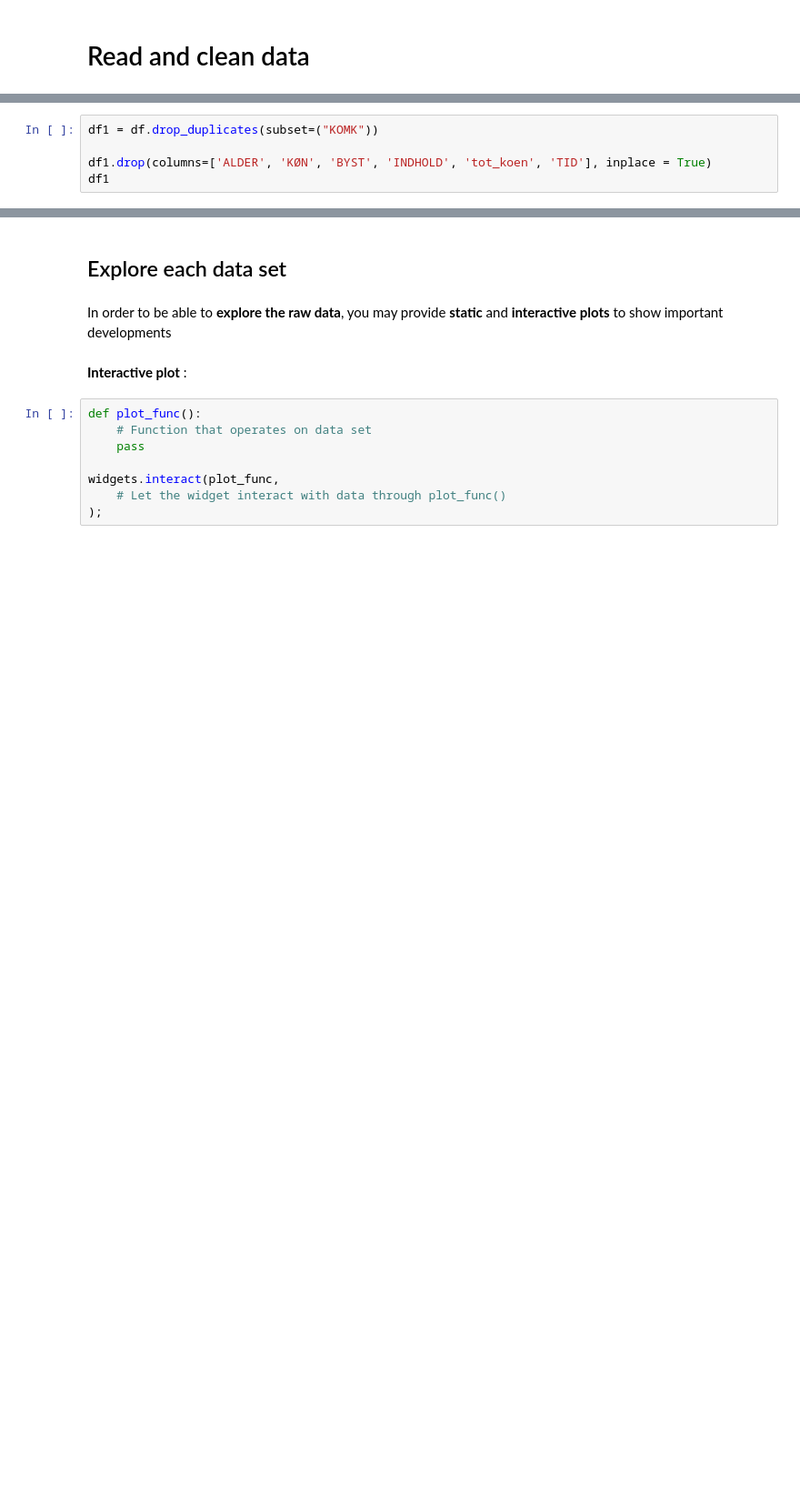
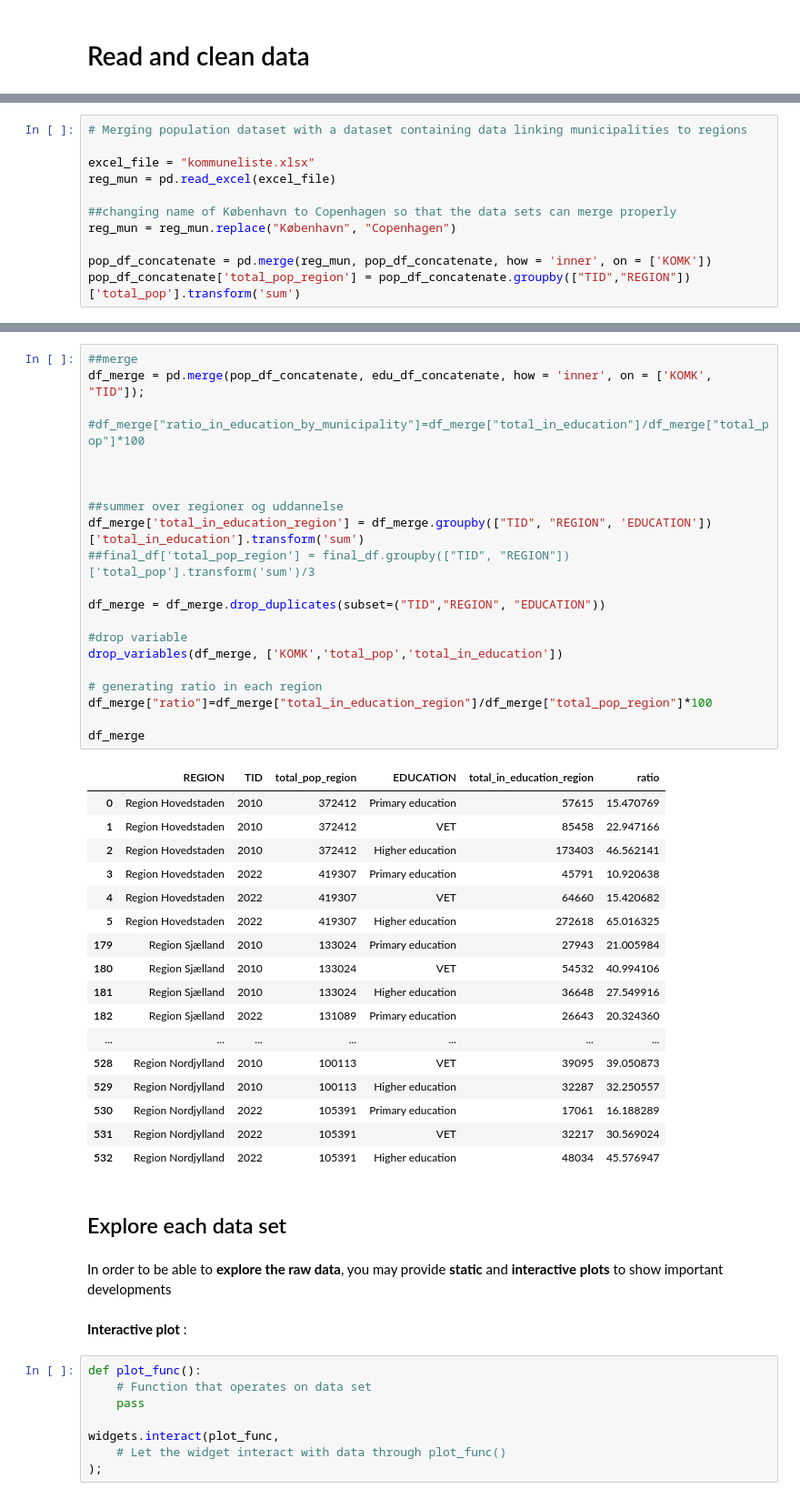
Before and after one commit to NumEconCopenhagen/projects-2023-iim, a Jupyter notebook: dataproject/dataproject.ipynb, the cells around one changed output, grey strips where cells are left out. Shown: that part at 91% size. Saved outputs shown, nothing was run; the diff lists cells and outputs as text; blank space fills up the shorter version.

```diff
--- a/dataproject/dataproject.ipynb
+++ b/dataproject/dataproject.ipynb
@@ -134,5 +40,0 @@ df
-# %%
-df1 = df.drop_duplicates(subset=("KOMK"))
-
-df1.drop(columns=['ALDER', 'KØN', 'BYST', 'INDHOLD', 'tot_koen', 'TID'], inplace = True)
-df1
@@ -222,0 +137,11 @@ df_hf2
+# %%
+# Merging population dataset with a dataset containing data linking municipalities to regions
+
+excel_file = "kommuneliste.xlsx"
+reg_mun = pd.read_excel(excel_file)
+
+##changing name of København to Copenhagen so that the data sets can merge properly
+reg_mun = reg_mun.replace("København", "Copenhagen")
+
+pop_df_concatenate = pd.merge(reg_mun, pop_df_concatenate, how = 'inner', on = ['KOMK'])
+pop_df_concatenate['total_pop_region'] = pop_df_concatenate.groupby(["TID","REGION"])['total_pop'].transform('sum')
@@ -223,3 +205,42 @@ df_hf2
+# %%
+##merge
+df_merge = pd.merge(pop_df_concatenate, edu_df_concatenate, how = 'inner', on = ['KOMK', "TID"]);
+
+#df_merge["ratio_in_education_by_municipality"]=df_merge["total_in_education"]/df_merge["total_pop"]*100
+
+
+
+##summer over regioner og uddannelse
+df_merge['total_in_education_region'] = df_merge.groupby(["TID", "REGION", 'EDUCATION'])['total_in_education'].transform('sum')
+##final_df['total_pop_region'] = final_df.groupby(["TID", "REGION"])['total_pop'].transform('sum')/3
+
+df_merge = df_merge.drop_duplicates(subset=("TID","REGION", "EDUCATION"))
+
+#drop variable
+drop_variables(df_merge, ['KOMK','total_pop','total_in_education'])
+
+# generating ratio in each region
+df_merge["ratio"]=df_merge["total_in_education_region"]/df_merge["total_pop_region"]*100
+
+df_merge
+# %% [output]
+|  | REGION | TID | total_pop_region | EDUCATION | total_in_education_region | ratio |
+| 0 | Region Hovedstaden | 2010 | 372412 | Primary education | 57615 | 15.470769 |
+| 1 | Region Hovedstaden | 2010 | 372412 | VET | 85458 | 22.947166 |
+| 2 | Region Hovedstaden | 2010 | 372412 | Higher education | 173403 | 46.562141 |
+| 3 | Region Hovedstaden | 2022 | 419307 | Primary education | 45791 | 10.920638 |
+| 4 | Region Hovedstaden | 2022 | 419307 | VET | 64660 | 15.420682 |
+| 5 | Region Hovedstaden | 2022 | 419307 | Higher education | 272618 | 65.016325 |
+| 179 | Region Sjælland | 2010 | 133024 | Primary education | 27943 | 21.005984 |
+| 180 | Region Sjælland | 2010 | 133024 | VET | 54532 | 40.994106 |
+| 181 | Region Sjælland | 2010 | 133024 | Higher education | 36648 | 27.549916 |
+| 182 | Region Sjælland | 2022 | 131089 | Primary education | 26643 | 20.324360 |
+| ... | ... | ... | ... | ... | ... | ... |
+| 528 | Region Nordjylland | 2010 | 100113 | VET | 39095 | 39.050873 |
+| 529 | Region Nordjylland | 2010 | 100113 | Higher education | 32287 | 32.250557 |
+| 530 | Region Nordjylland | 2022 | 105391 | Primary education | 17061 | 16.188289 |
+| 531 | Region Nordjylland | 2022 | 105391 | VET | 32217 | 30.569024 |
+| 532 | Region Nordjylland | 2022 | 105391 | Higher education | 48034 | 45.576947 |
 # %% [markdown]
 ## Explore each data set
 # %% [markdown]
```
Also changed, not shown: parts of 30 cells of this notebook.
